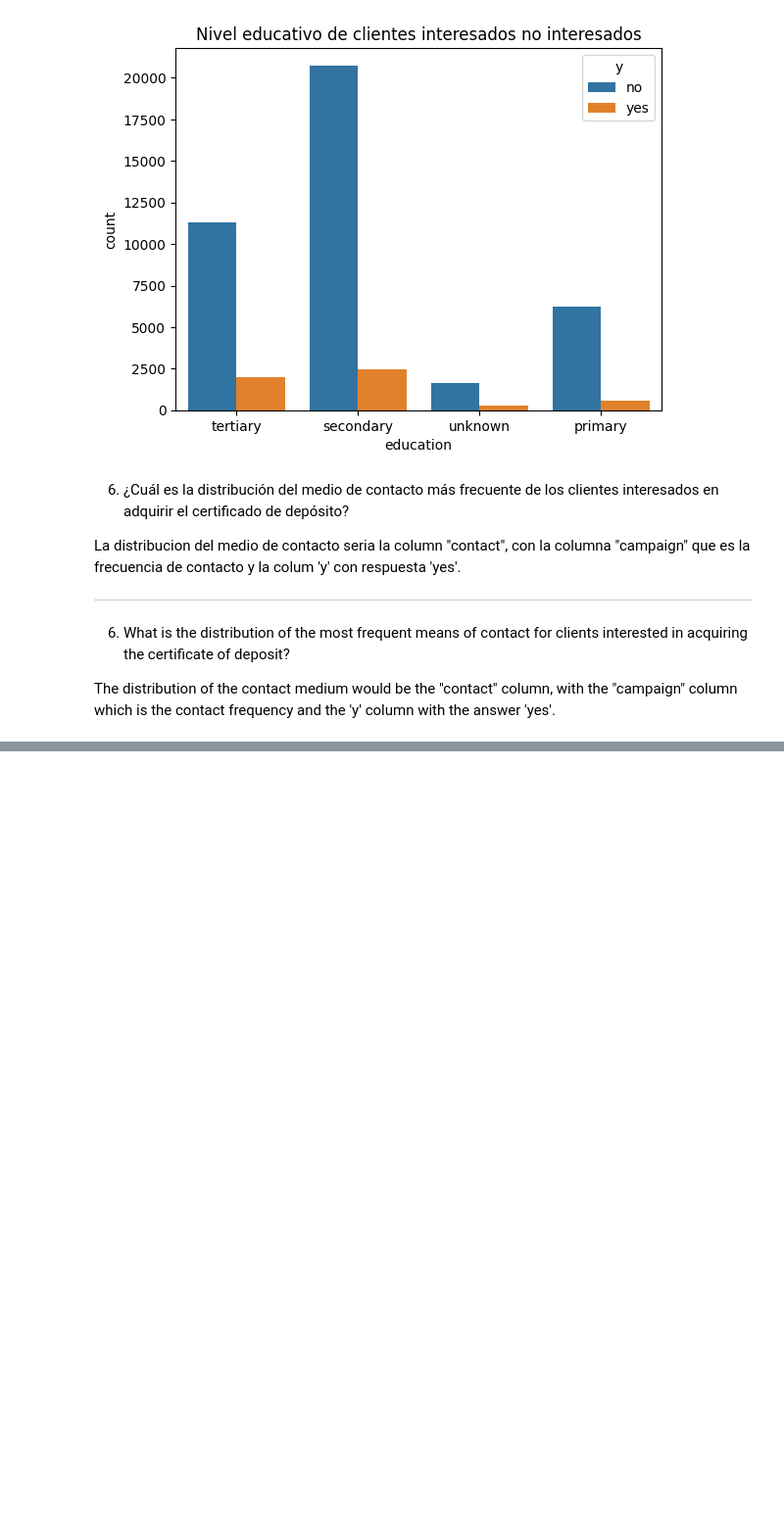
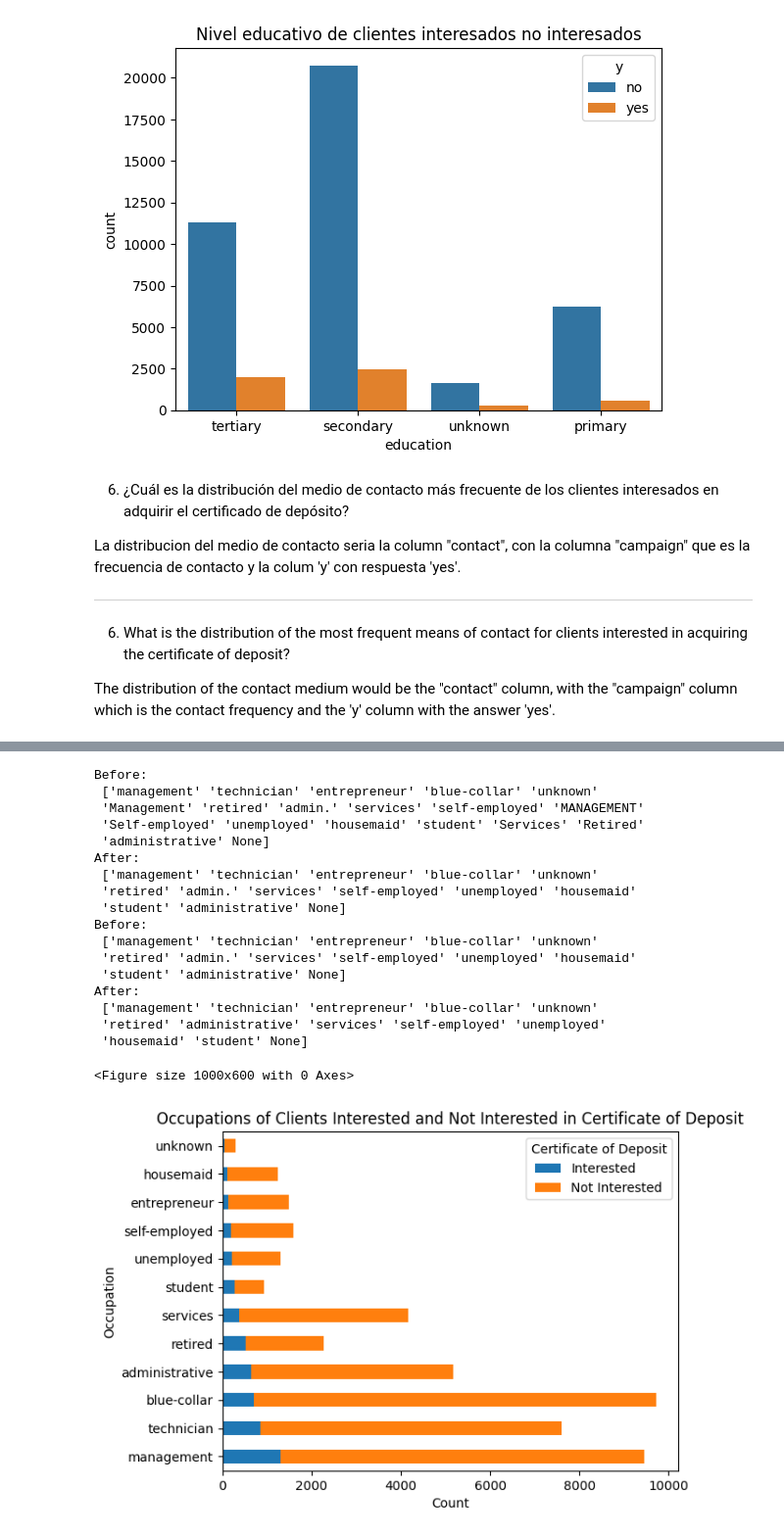
Before and after one commit to AndrewsJascoro/DataAnalyts_Mintic_Talento_Tech, a Jupyter notebook: Exercises_only_to_DA_class.ipynb, the cells around one changed output, grey strips where cells are left out. Shown at 98% size. Drawn from its saved outputs; the diff is of its cells as text; code cells hidden in the pictures; blank space fills up the shorter version.

```diff
--- a/Exercises_only_to_DA_class.ipynb
+++ b/Exercises_only_to_DA_class.ipynb
@@ -934,0 +1024,77 @@ The distribution of the contact medium would be the "contact" column, with the "
+# %%
+import pandas as pd
+import matplotlib.pyplot as plt
+import seaborn as sns
+
+# 0. Define the path for the Parquet file
+parquet_file_path = "dataset_banco_1_2.parquet"
+# Read the Parquet file into a pandas DataFrame
+df = pd.read_parquet(parquet_file_path)
+
+# 1. Unique job status before.
+unique_job_status = df['job'].unique()
+print('Before:\n',unique_job_status)
+
+# 2. Convert values in 'job' column to lowercase
+df['job'] = df['job'].str.lower()
+
+# 3. Unique job status After.
+unique_job_status = df['job'].unique()
+print('After:\n',unique_job_status)
+
+# 4. Unique job status before.
+unique_job_status = df['job'].unique()
+print('Before:\n',unique_job_status)
+
+# 5. Replace abbreviated words
+abbreviation_mapping = {
+    'admin.': 'administrative',
+    # Add more abbreviations and their full forms if needed
+}
+df['job'] = df['job'].replace(abbreviation_mapping)
+
+# 6. Unique job status After.
+unique_job_status = df['job'].unique()
+print('After:\n',unique_job_status)
+
+# 7. Filter the DataFrame for clients interested and not interested in the certificate of deposit
+interested_clients = df[df['y'] == 'yes']
+not_interested_clients = df[df['y'] == 'no']
+
+# 8. Combine interested and not interested clients for each occupation
+occupation_counts = pd.concat([
+    interested_clients['job'].value_counts().rename('Interested'),
+    not_interested_clients['job'].value_counts().rename('Not Interested')
+], axis=1, sort=False).fillna(0)
+
+# 9. Save changes to the Parquet file
+df.to_parquet(parquet_file_path, index=False)
+
+# 10. Create a horizontal bar plot
+plt.figure(figsize=(10, 6))
+occupation_counts.sort_values(by='Interested', ascending=False).plot(kind='barh', stacked=True)
+plt.title('Occupations of Clients Interested and Not Interested in Certificate of Deposit')
+plt.xlabel('Count')
+plt.ylabel('Occupation')
+plt.legend(title='Certificate of Deposit')
+plt.show()
+# %% [output]
+Before:
+ ['management' 'technician' 'entrepreneur' 'blue-collar' 'unknown'
+ 'Management' 'retired' 'admin.' 'services' 'self-employed' 'MANAGEMENT'
+ 'Self-employed' 'unemployed' 'housemaid' 'student' 'Services' 'Retired'
+ 'administrative' None]
+After:
+ ['management' 'technician' 'entrepreneur' 'blue-collar' 'unknown'
+ 'retired' 'admin.' 'services' 'self-employed' 'unemployed' 'housemaid'
+ 'student' 'administrative' None]
+Before:
+ ['management' 'technician' 'entrepreneur' 'blue-collar' 'unknown'
+ 'retired' 'admin.' 'services' 'self-employed' 'unemployed' 'housemaid'
+ 'student' 'administrative' None]
+After:
+ ['management' 'technician' 'entrepreneur' 'blue-collar' 'unknown'
+ 'retired' 'administrative' 'services' 'self-employed' 'unemployed'
+ 'housemaid' 'student' None]
+<Figure size 1000x600 with 0 Axes>
+[figure, added]
```
Also changed, not shown: parts of 6 cells of this notebook.
